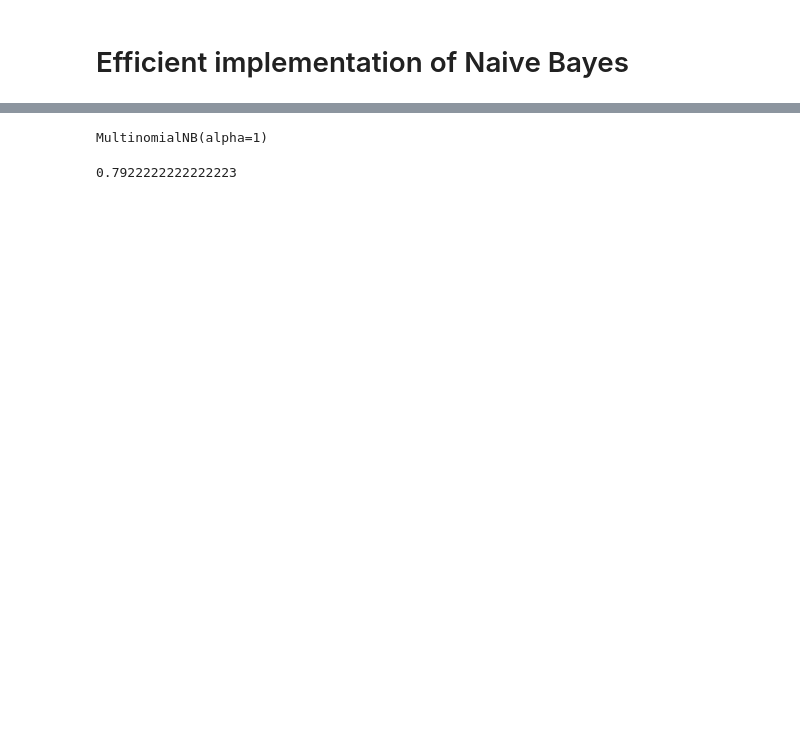
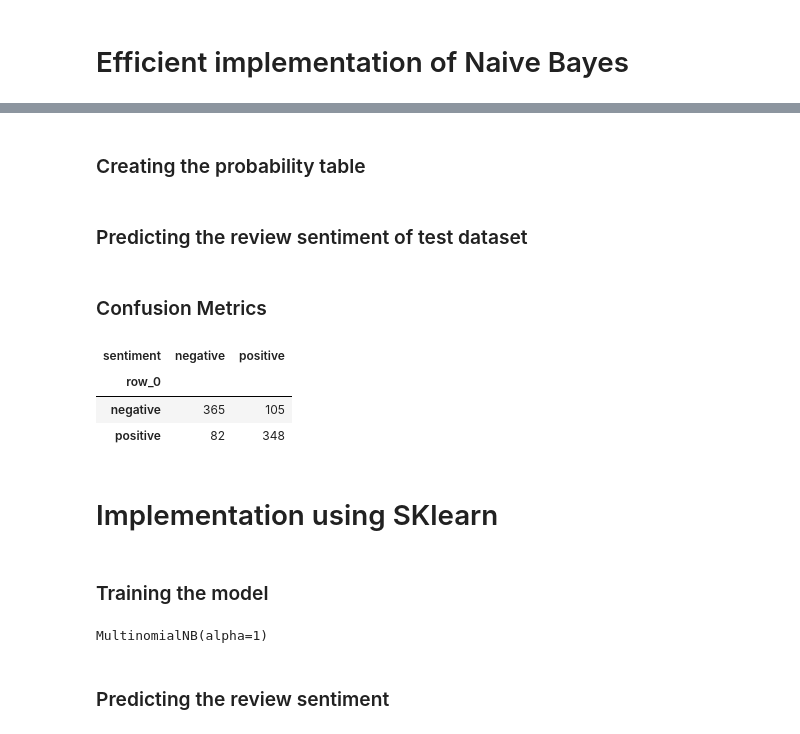
Before and after one commit to dalmiaujjwal/Understanding_Algorithms, a Jupyter notebook: Naive Bayes/Implementation_Scratch_Naive_Bayes .ipynb, the cells around one changed output, grey strips where cells are left out. Drawn from its saved outputs; the diff is of its cells as text; code cells hidden in the pictures; blank space fills up the shorter version.

Commit message:
Final Commit Naive Bayes Implementation from Scratch

```diff
--- a/Naive Bayes/Implementation_Scratch_Naive_Bayes .ipynb
+++ b/Naive Bayes/Implementation_Scratch_Naive_Bayes .ipynb
@@ -167,3 +168,7 @@ classes = lbl.classes_
 # %%
+lbl = LabelBinarizer()
+train_Y = lbl.fit_transform(train_y)
 if train_Y.shape[1] == 1:
     train_Y = np.concatenate([1 - train_Y, train_Y], axis=1)
+cat_count_arr = np.log(np.sum(train_Y,axis = 0)/np.sum(train_Y))
+classes = lbl.classes_
@@ -173,10 +177,34 @@ if train_Y.shape[1] == 1:
+# %%
+consolidated_train_df = np.dot(np.transpose(train_Y),BOW_train)
+# %% [markdown]
+### Creating the probability table
+# %%
+prob_table_numer = consolidated_train_df + alpha
+prob_table_denom = np.sum(prob_table_numer,axis=1)
+prob_table = np.log(prob_table_numer) - np.log(prob_table_denom.reshape(-1,1))
+# %% [markdown]
+### Predicting the review sentiment of test dataset
+# %%
+predict_arr = classes[np.argmax(np.dot(BOW_test,np.transpose(prob_table))+cat_count_arr,axis=1)]
+# %% [markdown]
+### Confusion Metrics
+# %%
+pd.crosstab(predict_arr, test_y)
+# %% [output]
+| sentiment | negative | positive |
+| row_0 |  |  |
+| negative | 365 | 105 |
+| positive | 82 | 348 |
+# %% [markdown]
+# Implementation using SKlearn
+# %% [markdown]
+### Training the model
 # %%
 MNB_Model = MultinomialNB(alpha=1)
 MNB_Model.fit(BOW_train, train_y)
 # %% [output]
 MultinomialNB(alpha=1)
+# %% [markdown]
+### Predicting the review sentiment
 # %%
 prediction = MNB_Model.predict(BOW_test)
-accuracy_score(test_y,prediction)
-# %% [output]
-0.7922222222222223
```
Also changed, not shown: parts of 26 cells of this notebook, 1 other file.
